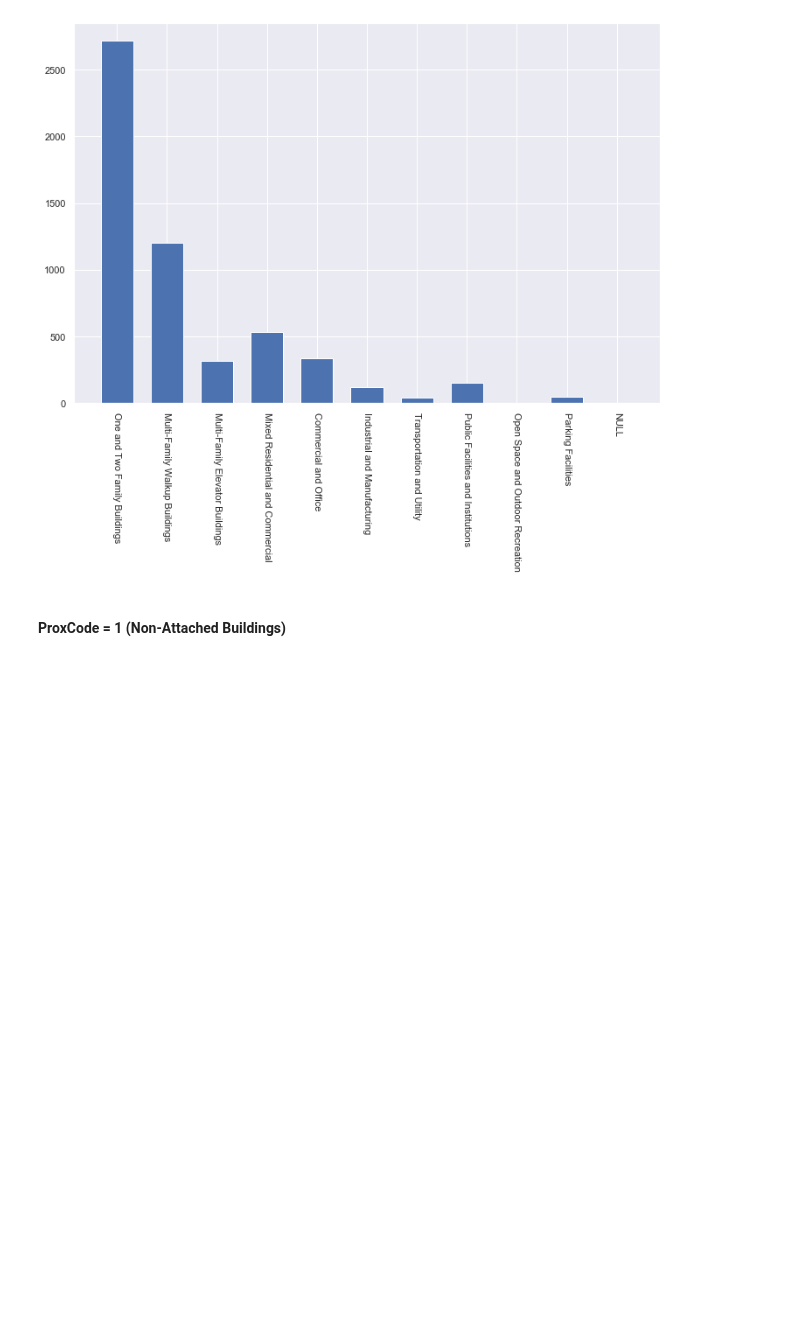
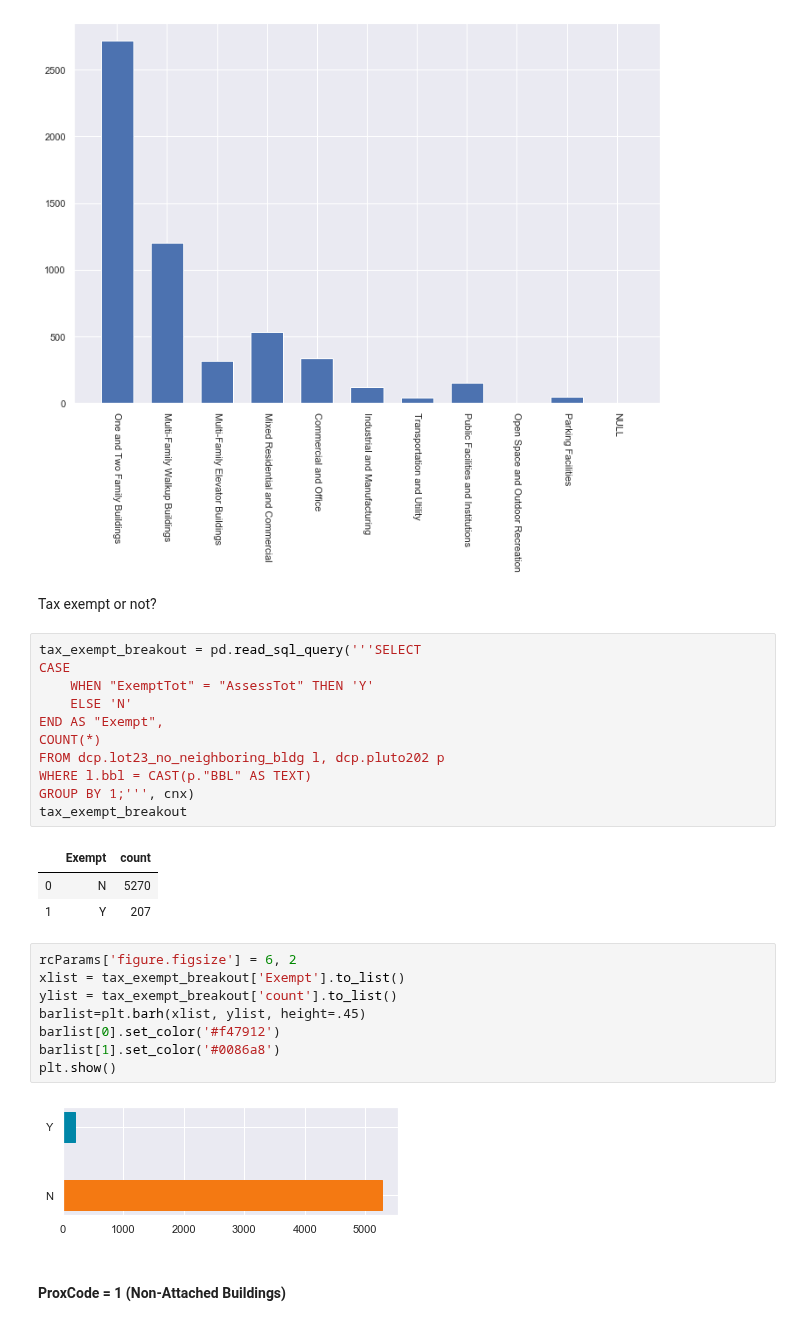
Before and after one commit to NYCPlanning/ann, a Jupyter notebook: proxcode 2020-03/notebooks/ProxCode Analysis.ipynb, the cells around one changed output. Cells and saved outputs as stored; diff of their text form; blank space fills up the shorter version.

```diff
--- a/proxcode 2020-03/notebooks/ProxCode Analysis.ipynb
+++ b/proxcode 2020-03/notebooks/ProxCode Analysis.ipynb
@@ -147,6 +160,33 @@ plt.xticks(rotation=-90)
 plt.show()
 # %% [output]
 [figure]
+# %% [markdown]
+Tax exempt or not?
+# %%
+tax_exempt_breakout = pd.read_sql_query('''SELECT
+CASE
+	WHEN "ExemptTot" = "AssessTot" THEN 'Y'
+	ELSE 'N'
+END AS "Exempt",
+COUNT(*)
+FROM dcp.lot23_no_neighboring_bldg l, dcp.pluto202 p
+WHERE l.bbl = CAST(p."BBL" AS TEXT)
+GROUP BY 1;''', cnx)
+tax_exempt_breakout
+# %% [output]
+|  | Exempt | count |
+| 0 | N | 5270 |
+| 1 | Y | 207 |
+# %%
+rcParams['figure.figsize'] = 6, 2
+xlist = tax_exempt_breakout['Exempt'].to_list()
+ylist = tax_exempt_breakout['count'].to_list()
+barlist=plt.barh(xlist, ylist, height=.45)
+barlist[0].set_color('#f47912')
+barlist[1].set_color('#0086a8')
+plt.show()
+# %% [output]
+[figure, added]
 # %% [markdown]
 #### ProxCode = 1 (Non-Attached Buildings)
 # %% [markdown]
```
Also changed, not shown: parts of 11 cells of this notebook.
